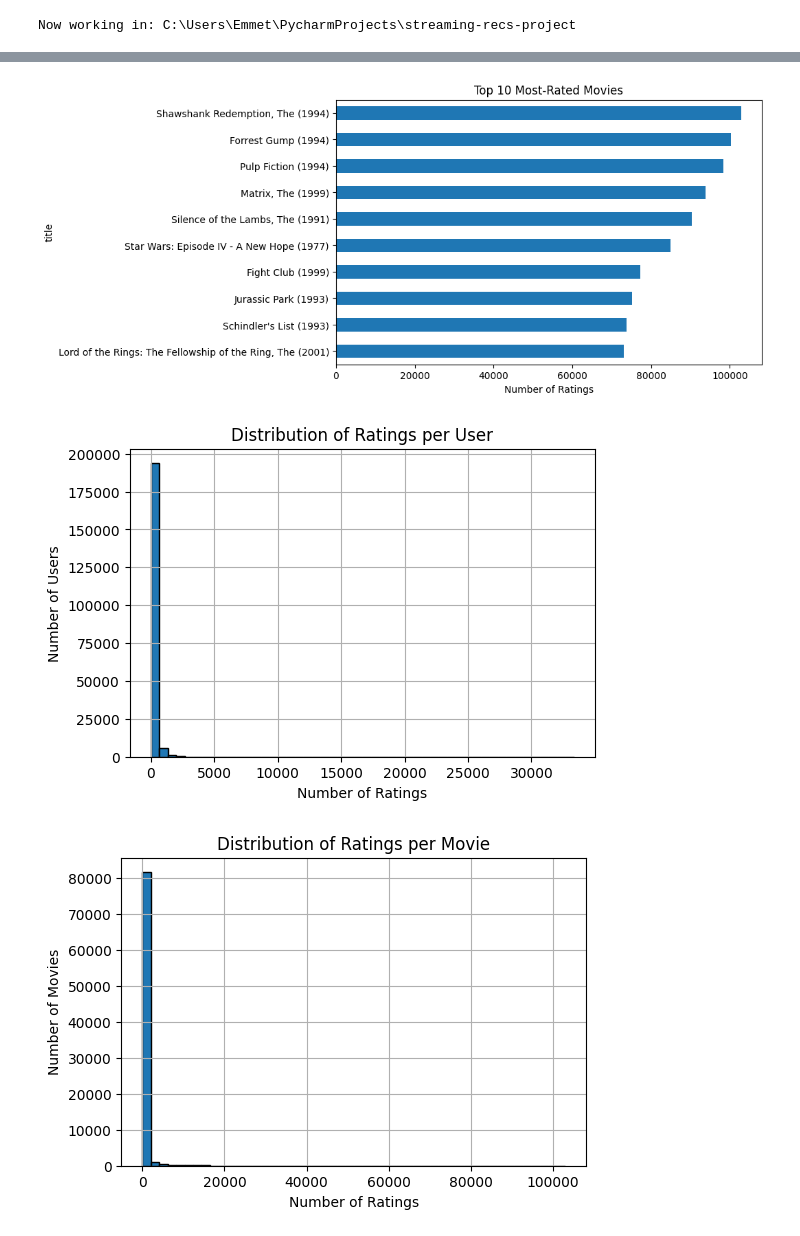
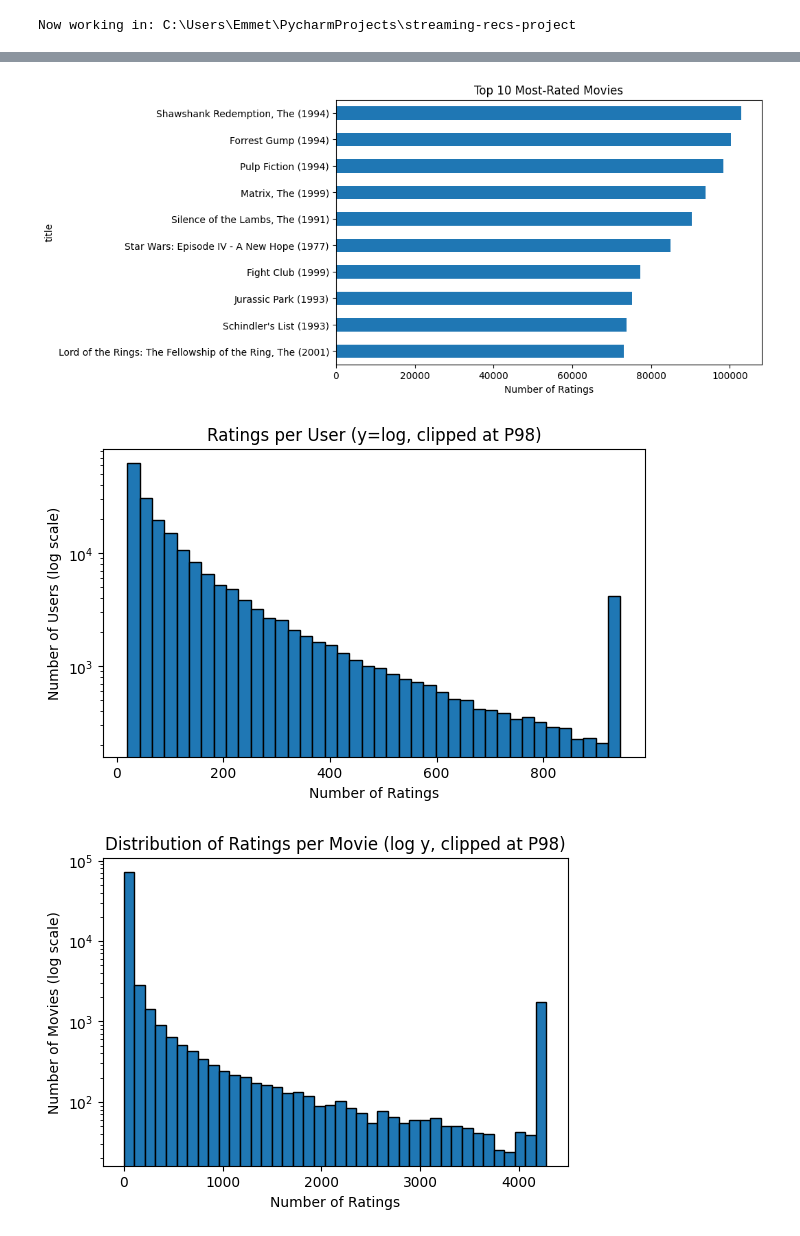
Before and after one commit to emmetand/streaming-recs-project, a Jupyter notebook: notebooks/01_eda.ipynb, the cells around one changed output, grey strips where cells are left out. Cells and saved outputs as stored; diff of their text form; code cells hidden in the pictures.

```diff
--- a/notebooks/01_eda.ipynb
+++ b/notebooks/01_eda.ipynb
@@ -11,9 +11,9 @@ Quick insights: top genres, most‑rated titles, long‑tail effect.
 # %%
+#Exploratory Data Analysis
+
 import pandas as pd
 import os
-import numpy as np
 os.chdir(r"C:\Users\Emmet\PycharmProjects\streaming-recs-project")
-print("Now working in:", os.getcwd())
 ratings = pd.read_csv('data/ml32/ratings.csv')
 movies = pd.read_csv('data/ml32/movies.csv')
 df = ratings.merge(movies, on='movieId', how='left')
@@ -45,52 +45,45 @@ top_movies = (
 
 plt.figure(figsize=(8,5))
 top_movies.plot(kind='barh')
 plt.title("Top 10 Most-Rated Movies")
 plt.xlabel("Number of Ratings")
 plt.gca().invert_yaxis()  # so the top movie is at the top
 plt.show()
 
 # Ratings per user
 ratings_per_user = df.groupby('userId')['rating'].count()
-plt.figure(figsize=(6,4))
-ratings_per_user.hist(bins=50, edgecolor='black')
-plt.title("Distribution of Ratings per User")
-plt.xlabel("Number of Ratings")
-plt.ylabel("Number of Users")
+fig, ax = plt.subplots(figsize=(7,4))
+ax.hist(ratings_per_user.clip(upper=ratings_per_user.quantile(0.98)),
+        bins=40, edgecolor='black')
+ax.set_yscale('log')
+ax.set_title("Ratings per User (y=log, clipped at P98)")
+ax.set_xlabel("Number of Ratings")
+ax.set_ylabel("Number of Users (log scale)")
 plt.show()
 
 # Ratings per movie
 ratings_per_movie = df.groupby('movieId')['rating'].count()
 
+cap_value = ratings_per_movie.quantile(0.98)
 plt.figure(figsize=(6,4))
-ratings_per_movie.hist(bins=50, edgecolor='black')
-plt.title("Distribution of Ratings per Movie")
+plt.hist(ratings_per_movie.clip(upper=cap_value),
+         bins=40, edgecolor='black')
+plt.yscale('log')  # log-based y-axis
+plt.title("Distribution of Ratings per Movie (log y, clipped at P98)")
 plt.xlabel("Number of Ratings")
-plt.ylabel("Number of Movies")
+plt.ylabel("Number of Movies (log scale)")
 plt.show()
 
-# Create a small sample of users and movies for plotting
-sample_users = np.random.choice(df['userId'].unique(), size=30, replace=False)
-sample_movies = np.random.choice(df['movieId'].unique(), size=30, replace=False)
 
-sample_df = df[df['userId'].isin(sample_users) & df['movieId'].isin(sample_movies)]
-pivot_sample = sample_df.pivot(index='userId', columns='movieId', values='rating')
-
-plt.figure(figsize=(8,6))
-plt.imshow(pivot_sample.notna(), aspect='auto', cmap='Greys', interpolation='nearest')
-plt.xlabel("Movies")
-plt.ylabel("Users")
-plt.title("Sample User–Movie Matrix (white = rating present)")
-plt.show()
 
 #summary Table
 print(f"Number of users: {n_users}")
 print(f"Number of movies: {n_items}")
 print(f"Number of ratings: {len(df)}")
 print(f"Sparsity: {sparsity:.4f}")
 # %% [output]
 Now working in: C:\Users\Emmet\PycharmProjects\streaming-recs-project
 [figure]
 [figure]
-[figure, old version]
+[figure, new version]
-[figure, old version]
+[figure, new version]
```
Also changed, not shown: parts of 6 cells of this notebook.
